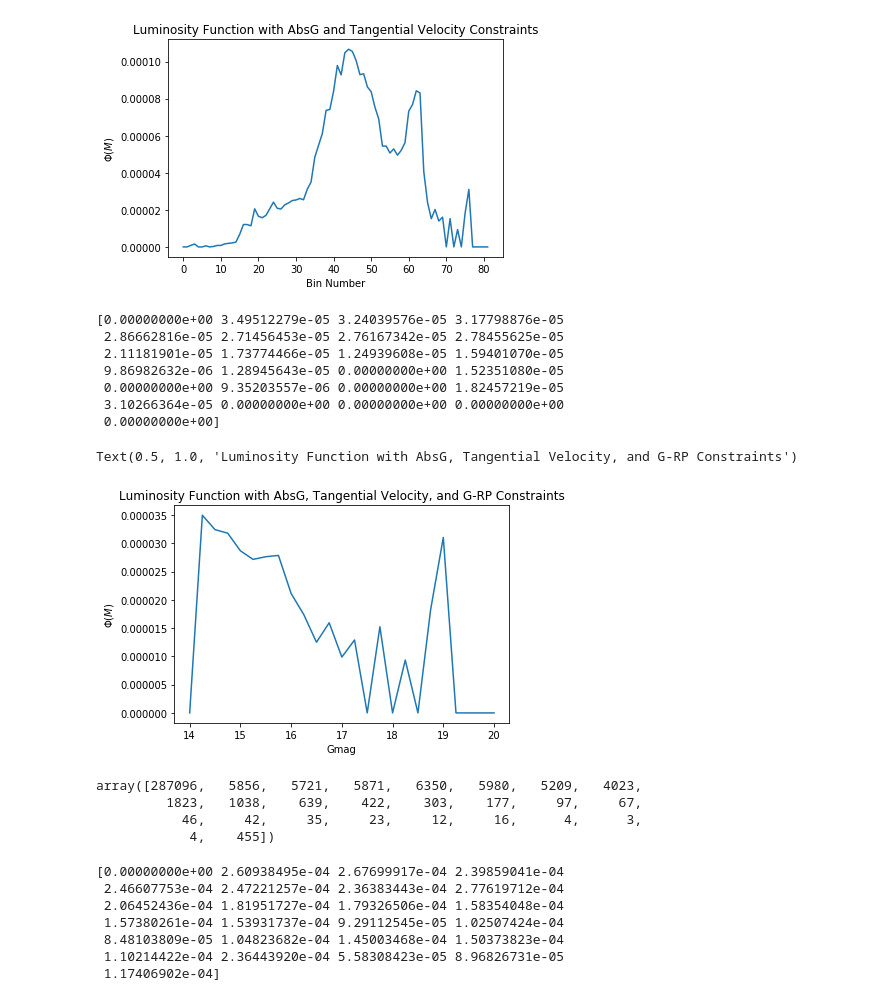
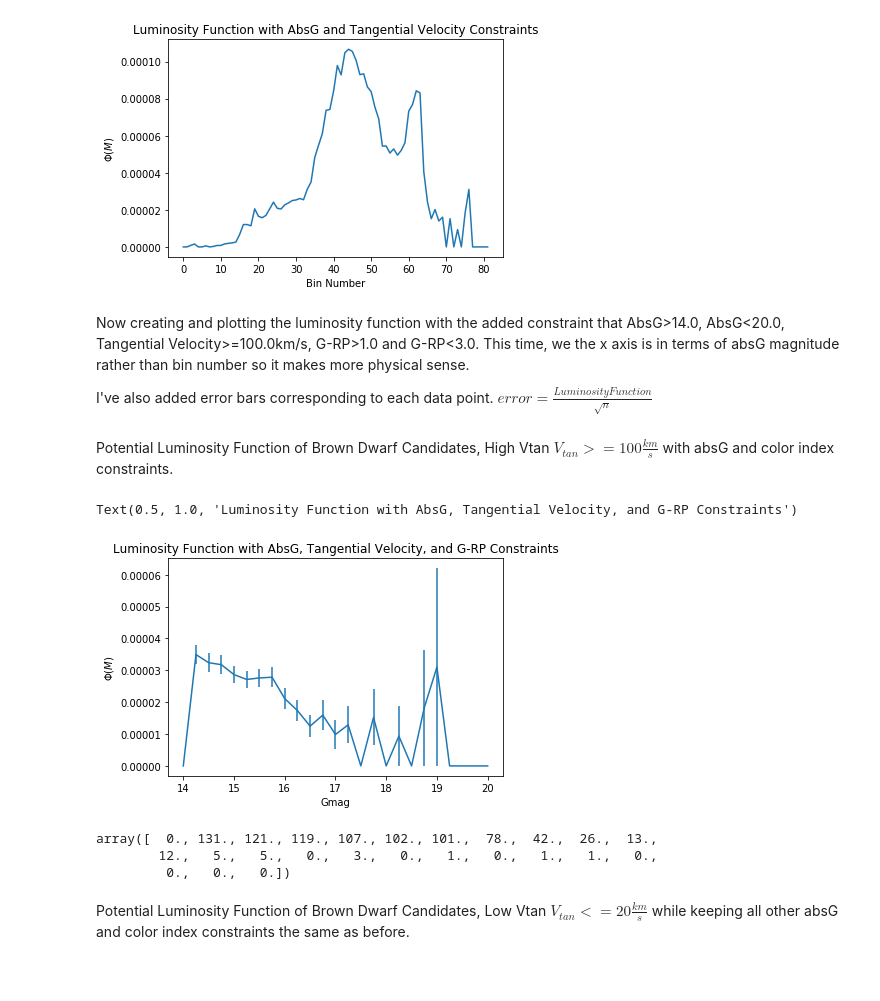
Before and after one commit to dhilligo/BDwarfLumFunction, a Jupyter notebook: GCNS Table Analysis.ipynb, the cells around one changed output. Drawn from its saved outputs; the diff is of its cells as text; code cells hidden in the pictures.

```diff
--- a/GCNS Table Analysis.ipynb
+++ b/GCNS Table Analysis.ipynb
@@ -397,23 +408,21 @@ plt.title("Luminosity Function with AbsG and Tangential Velocity Constraints")
 # %% [output]
 Text(0.5, 1.0, 'Luminosity Function with AbsG and Tangential Velocity Constraints')
 [figure]
+# %% [markdown]
+Now creating and plotting the luminosity function with the added constraint that AbsG>14.0, AbsG<20.0,
+Tangential Velocity>=100.0km/s, G-RP>1.0 and G-RP<3.0. This time, we the x axis is in terms of absG magnitude rather than bin number so it makes more physical sense.
+
+I've also added error bars corresponding to each data point. $error=\frac{Luminosity Function}{\sqrt{n}}$
 # %%
-#Now plotting the luminosity function with the added constraint that AbsG>14.0, AbsG<20.0,
-#Tangential Velocity>=100.0km/s, G-RP>1.0 and G-RP<3.0
 bins1=np.linspace(14.0,20.0,25)
 bin_data1=np.digitize(absG,bins1)
-bincount1=np.bincount(bin_data1)
+bincount1=np.zeros(25)
 lf_spacedensity3=np.zeros(25)
+y_error=np.zeros(25)
 for n3 in range(absG.size):
     if ((absG[n3]>=14.0)and(absG[n3]<=20.0)and(tangential_velocity[n3]>=100.0)and(stellardata['G-RP'][n3]>=1.0)and(stellardata['G-RP'][n3]<=3.0)):
             my_bin=bin_data1[n3]
             lf_spacedensity3[my_bin]+=1.0/Vmax[n3]
-print(lf_spacedensity3)
+            bincount1[my_bin]+=1
+#print(lf_spacedensity3)
+y_error=lf_spacedensity3/np.sqrt(bincount1)
-# %% [output]
-[0.00000000e+00 3.49512279e-05 3.24039576e-05 3.17798876e-05
- 2.86662816e-05 2.71456453e-05 2.76167342e-05 2.78455625e-05
- 2.11181901e-05 1.73774466e-05 1.24939608e-05 1.59401070e-05
- 9.86982632e-06 1.28945643e-05 0.00000000e+00 1.52351080e-05
- 0.00000000e+00 9.35203557e-06 0.00000000e+00 1.82457219e-05
- 3.10266364e-05 0.00000000e+00 0.00000000e+00 0.00000000e+00
- 0.00000000e+00]
@@ -420,38 +431,35 @@ print(lf_spacedensity3)
+# %% [markdown]
+Potential Luminosity Function of Brown Dwarf Candidates, High Vtan $V_{tan}>=100\frac{km}{s}$ with absG and color index constraints.
 # %%
-#Potential Luminosity Function of Brown Dwarf Candidates, High Vtan
-plt.plot(bins1, lf_spacedensity3)
+plt.errorbar(bins1, lf_spacedensity3,yerr=y_error)
 plt.xlabel("Gmag")
 plt.ylabel('$\Phi(M)$')
 plt.title("Luminosity Function with AbsG, Tangential Velocity, and G-RP Constraints")
 # %% [output]
 Text(0.5, 1.0, 'Luminosity Function with AbsG, Tangential Velocity, and G-RP Constraints')
-[figure, old version]
+[figure, new version]
 # %%
 bincount1
 # %% [output]
-array([287096,   5856,   5721,   5871,   6350,   5980,   5209,   4023,
-         1823,   1038,    639,    422,    303,    177,     97,     67,
-           46,     42,     35,     23,     12,     16,      4,      3,
-            4,    455])
+array([  0., 131., 121., 119., 107., 102., 101.,  78.,  42.,  26.,  13.,
+        12.,   5.,   5.,   0.,   3.,   0.,   1.,   0.,   1.,   1.,   0.,
+         0.,   0.,   0.])
+# %% [markdown]
+Potential Luminosity Function of Brown Dwarf Candidates, Low Vtan $V_{tan}<=20\frac{km}{s}$ while keeping all other absG and color index constraints the same as before.
 # %%
 #Low Vtan BD Candidates
 bins2=np.linspace(14.0,20.0,25)
 bin_data2=np.digitize(absG,bins2)
-bincount2=np.bincount(bin_data2)
+bincount2=np.zeros(25)
 lf_spacedensity4=np.zeros(25)
+y_error1=np.zeros(25)
 for n4 in range(absG.size):
     if ((absG[n4]>=14.0)and(absG[n4]<=20.0)and(tangential_velocity[n4]<=20.0)and(stellardata['G-RP'][n4]>=1.0)and(stellardata['G-RP'][n4]<=3.0)):
-            my_bin=bin_data1[n4]
+            my_bin=bin_data2[n4]
             lf_spacedensity4[my_bin]+=1.0/Vmax[n4]
-print(lf_spacedensity4)
+            bincount2[my_bin]+=1
+#print(lf_spacedensity4)
+y_error1=lf_spacedensity4/np.sqrt(bincount2)
-# %% [output]
-[0.00000000e+00 2.60938495e-04 2.67699917e-04 2.39859041e-04
- 2.46607753e-04 2.47221257e-04 2.36383443e-04 2.77619712e-04
- 2.06452436e-04 1.81951727e-04 1.79326506e-04 1.58354048e-04
- 1.57380261e-04 1.53931737e-04 9.29112545e-05 1.02507424e-04
- 8.48103809e-05 1.04823682e-04 1.45003468e-04 1.50373823e-04
- 1.10214422e-04 2.36443920e-04 5.58308423e-05 8.96826731e-05
- 1.17406902e-04]
 # %%
 bincount2
 # %% [output]
```
Also changed, not shown: parts of 64 cells of this notebook.
